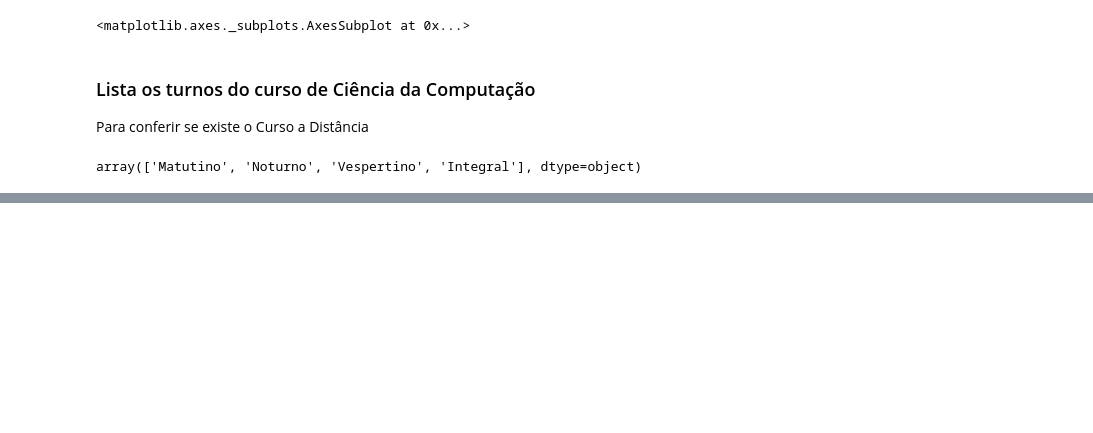
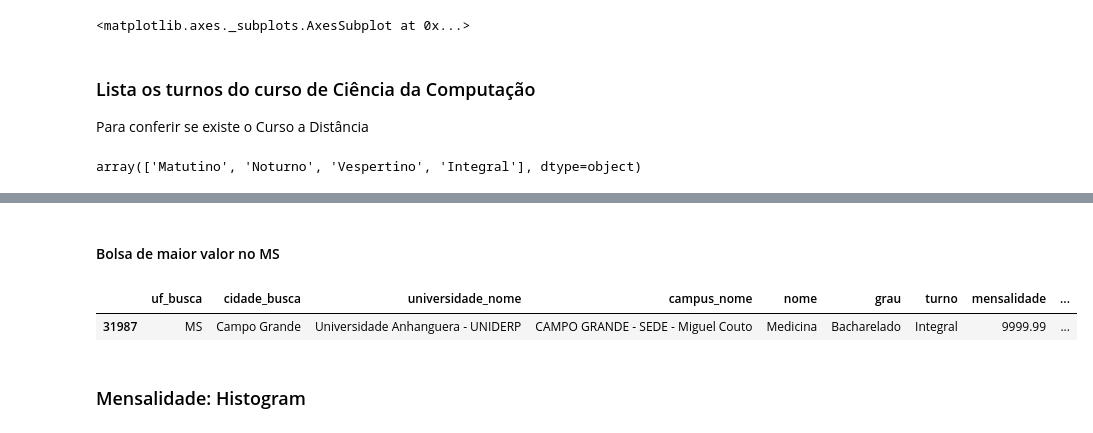
Before and after one commit to cezinha/prouni-project, a Jupyter notebook: ProUni - First Analysis.ipynb, the cells around one changed output, grey strips where cells are left out. Drawn from its saved outputs; the diff is of its cells as text; code cells hidden in the pictures; blank space fills up the shorter version.

```diff
--- a/ProUni - First Analysis.ipynb
+++ b/ProUni - First Analysis.ipynb
@@ -226,0 +288,9 @@ df[((df.nome == "Ciência da Computação") | (df.nome == "Ciências da Computa
+# %% [markdown]
+#### Bolsa de maior valor no MS
+# %%
+df[(df.nome == "Medicina") & (df.uf_busca == "MS")]
+# %% [output]
+|  | uf_busca | cidade_busca | universidade_nome | campus_nome | nome | grau | turno | mensalidade | ... |
+| 31987 | MS | Campo Grande | Universidade Anhanguera - UNIDERP | CAMPO GRANDE - SEDE - Miguel Couto | Medicina | Bacharelado | Integral | 9999.99 | ... |
+# %% [markdown]
+### Mensalidade: Histogram
```
Also changed, not shown: parts of 23 cells of this notebook.
